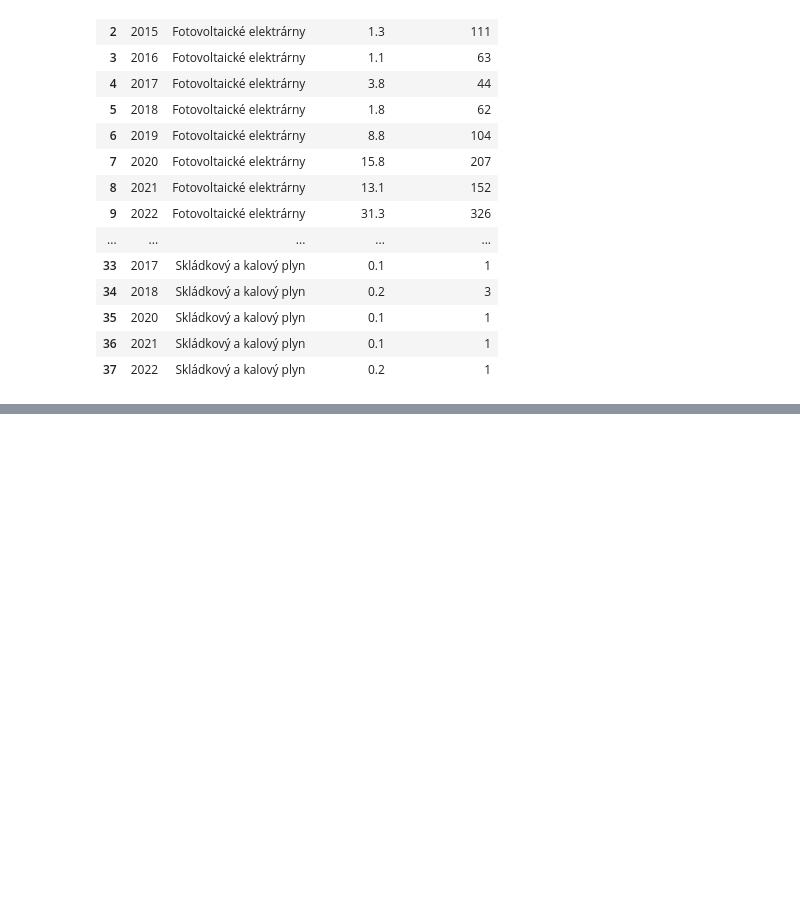
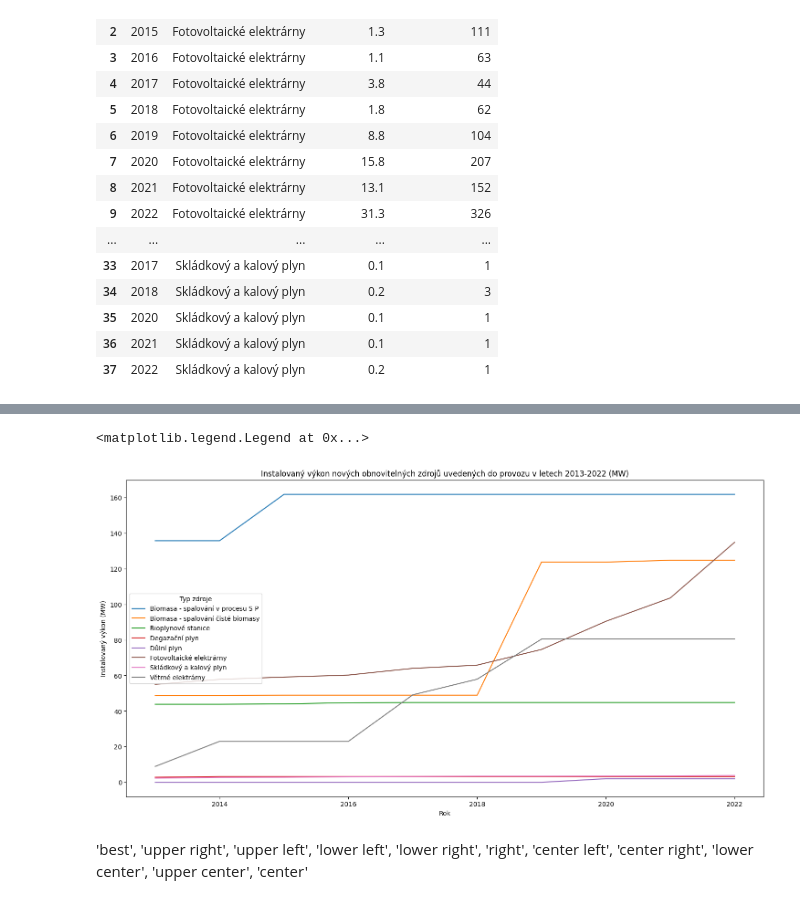
Before and after one commit to Czechitas-DA-Green-is-Good/Hackathon, a Jupyter notebook: instalovanyVykon.ipynb, the cells around one changed output, grey strips where cells are left out. Saved outputs shown, nothing was run; the diff lists cells and outputs as text; code cells hidden in the pictures; blank space fills up the shorter version.

```diff
--- a/instalovanyVykon.ipynb
+++ b/instalovanyVykon.ipynb
@@ -20,3 +21,6 @@ zdroje
 | 35 | 2020 | Skládkový a kalový plyn | 0.1 | 1 |
 | 36 | 2021 | Skládkový a kalový plyn | 0.1 | 1 |
 | 37 | 2022 | Skládkový a kalový plyn | 0.2 | 1 |
+# %%
+zdroje['Průběžný součet'] = zdroje.groupby('Typ')['Výkon(MW)'].cumsum()
+zdroje
@@ -22,0 +45,4 @@ zdroje
+# %%
+pivot_zdroje = zdroje.pivot(index='Rok', columns='Typ', values='Průběžný součet')
+pivot_zdroje = pivot_zdroje.ffill()
+pivot_zdroje.head()
@@ -22,0 +57,11 @@ zdroje
+# %%
+pivot_zdroje.plot(kind='line', figsize=(18,9))
+plt.title('Instalovaný výkon nových obnovitelných zdrojů uvedených do provozu v letech 2013-2022 (MW)')
+plt.xlabel('Rok')
+plt.ylabel('Instalovaný výkon (MW)')
+plt.legend(title='Typ zdroje', loc='best')
+# %% [output]
+<matplotlib.legend.Legend at 0x...>
+[figure, added]
+# %% [markdown]
+'best', 'upper right', 'upper left', 'lower left', 'lower right', 'right', 'center left', 'center right', 'lower center', 'upper center', 'center'
```
Also changed, not shown: parts of 3 cells of this notebook.
